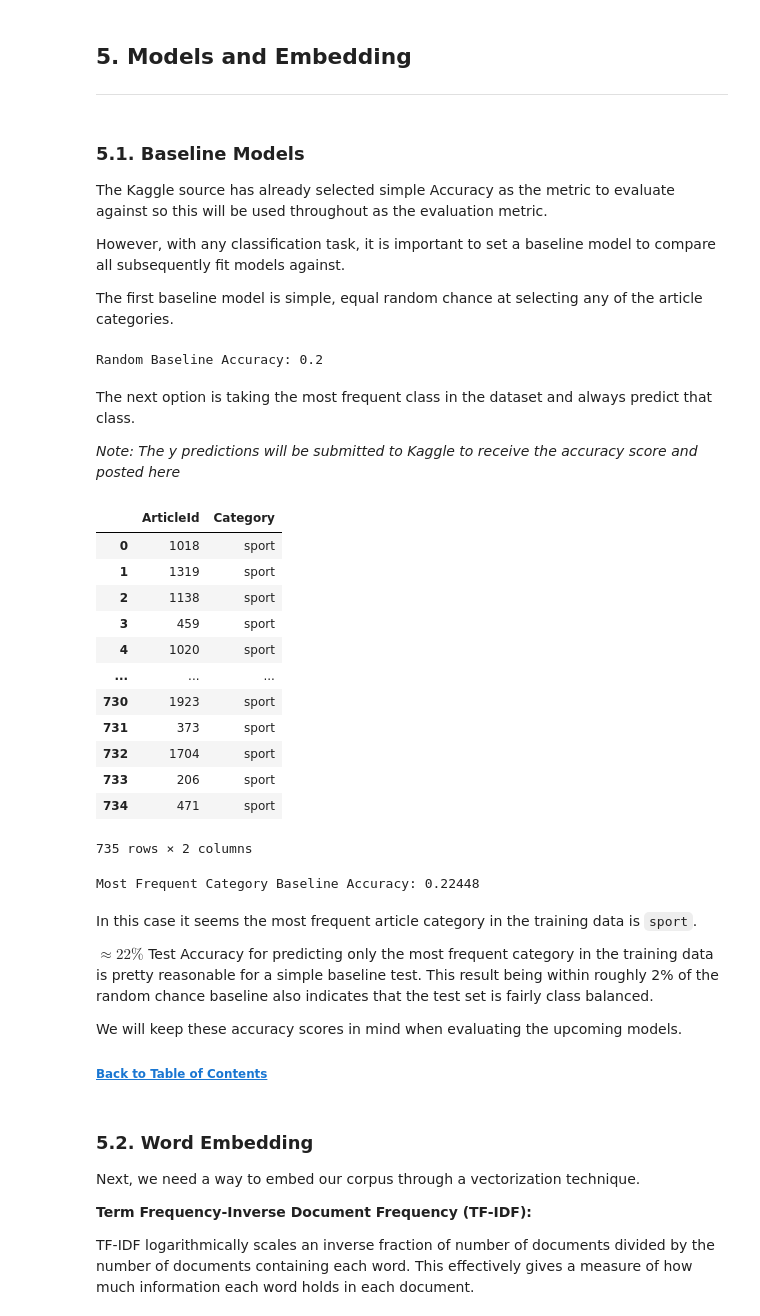
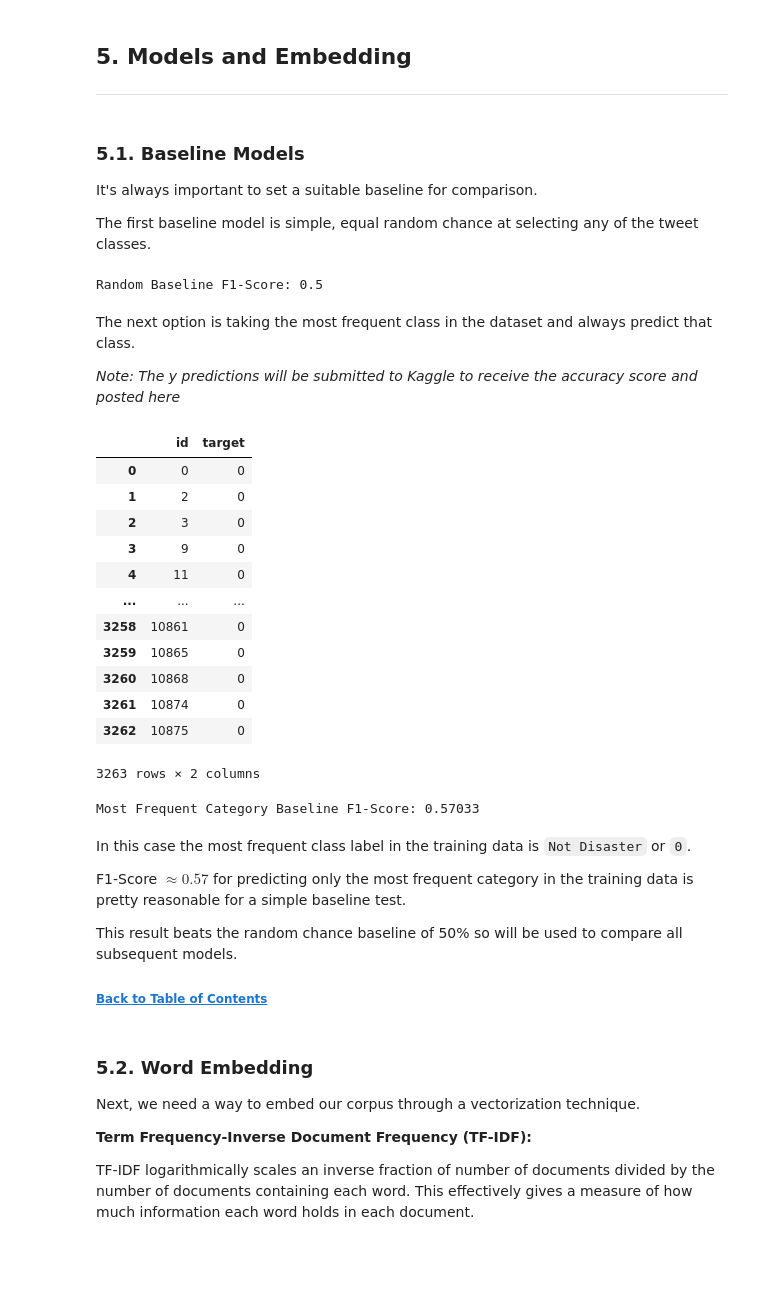
Before and after one commit to chill0121/Kaggle_Projects, a Jupyter notebook: NLP_Disaster_Tweets/NLP_Disaster_Tweets.ipynb, the cells around one changed output. Drawn from its saved outputs; the diff is of its cells as text; code cells hidden in the pictures; blank space fills up the shorter version.

```diff
--- a/NLP_Disaster_Tweets/NLP_Disaster_Tweets.ipynb
+++ b/NLP_Disaster_Tweets/NLP_Disaster_Tweets.ipynb
@@ -675,52 +675,50 @@ Lots of expected terms here but has some common words to the Not Disaster class.
 # %% [markdown]
 ### 5.1. Baseline Models <a name="baseline"></a>
 
-The Kaggle source has already selected simple Accuracy as the metric to evaluate against so this will be used throughout as the evaluation metric.
+It's always important to set a suitable baseline for comparison.
 
-However, with any classification task, it is important to set a baseline model to compare all subsequently fit models against.
-
-The first baseline model is simple, equal random chance at selecting any of the article categories.
+The first baseline model is simple, equal random chance at selecting any of the tweet classes.
 # %%
-mod_rand_baseline = 1 / len(train.Category.unique()) # 1/5
-print('Random Baseline Accuracy:', mod_rand_baseline)
+mod_rand_baseline = 1 / len(train.target.unique()) # 1/2
+print('Random Baseline F1-Score:', mod_rand_baseline)
 # %% [output]
-Random Baseline Accuracy: 0.2
+Random Baseline F1-Score: 0.5
 # %% [markdown]
 The next option is taking the most frequent class in the dataset and always predict that class.
 
 *Note: The y predictions will be submitted to Kaggle to receive the accuracy score and posted here*
 # %%
-most_freq_cat = train.Category.value_counts(sort = True).index[0]
+most_freq_cat = train.target.value_counts(sort = True).index[0]
 mod_freq_array = np.full(shape = len(X_test), fill_value = most_freq_cat)
 
-y_pred_freq_baseline = X_test[['ArticleId']].copy()
-y_pred_freq_baseline['Category'] = mod_freq_array
+y_pred_freq_baseline = X_test[['id']].copy()
+y_pred_freq_baseline['target'] = mod_freq_array
 y_pred_freq_baseline.to_csv(current_wdir + f'/Models/Frequency_Baseline/X_test_Submission_Freq_Baseline.csv', index = False)
 display(y_pred_freq_baseline)
 
-mod_freq_baseline = 0.22448
-print('Most Frequent Category Baseline Accuracy:', mod_freq_baseline)
+mod_freq_baseline = 0.57033
+print('Most Frequent Category Baseline F1-Score:', mod_freq_baseline)
 # %% [output]
-|  | ArticleId | Category |
-| 0 | 1018 | sport |
-| 1 | 1319 | sport |
-| 2 | 1138 | sport |
-| 3 | 459 | sport |
-| 4 | 1020 | sport |
+|  | id | target |
+| 0 | 0 | 0 |
+| 1 | 2 | 0 |
+| 2 | 3 | 0 |
+| 3 | 9 | 0 |
+| 4 | 11 | 0 |
 | ... | ... | ... |
-| 730 | 1923 | sport |
-| 731 | 373 | sport |
-| 732 | 1704 | sport |
-| 733 | 206 | sport |
-| 734 | 471 | sport |
+| 3258 | 10861 | 0 |
+| 3259 | 10865 | 0 |
+| 3260 | 10868 | 0 |
+| 3261 | 10874 | 0 |
+| 3262 | 10875 | 0 |
-735 rows × 2 columns
+3263 rows × 2 columns
-Most Frequent Category Baseline Accuracy: 0.22448
+Most Frequent Category Baseline F1-Score: 0.57033
 # %% [markdown]
-In this case it seems the most frequent article category in the training data is `sport`.
+In this case the most frequent class label in the training data is `Not Disaster` or `0`.
 
-$\approx{22\%}$ Test Accuracy for predicting only the most frequent category in the training data is pretty reasonable for a simple baseline test. This result being within roughly 2% of the random chance baseline also indicates that the test set is fairly class balanced.
+F1-Score $\approx{0.57}$ for predicting only the most frequent category in the training data is pretty reasonable for a simple baseline test.
 
-We will keep these accuracy scores in mind when evaluating the upcoming models.
+This result beats the random chance baseline of 50% so will be used to compare all subsequent models.
 
 ###### [Back to Table of Contents](#toc)
 # %% [markdown]
```
Also changed, not shown: parts of 1 cell of this notebook.
